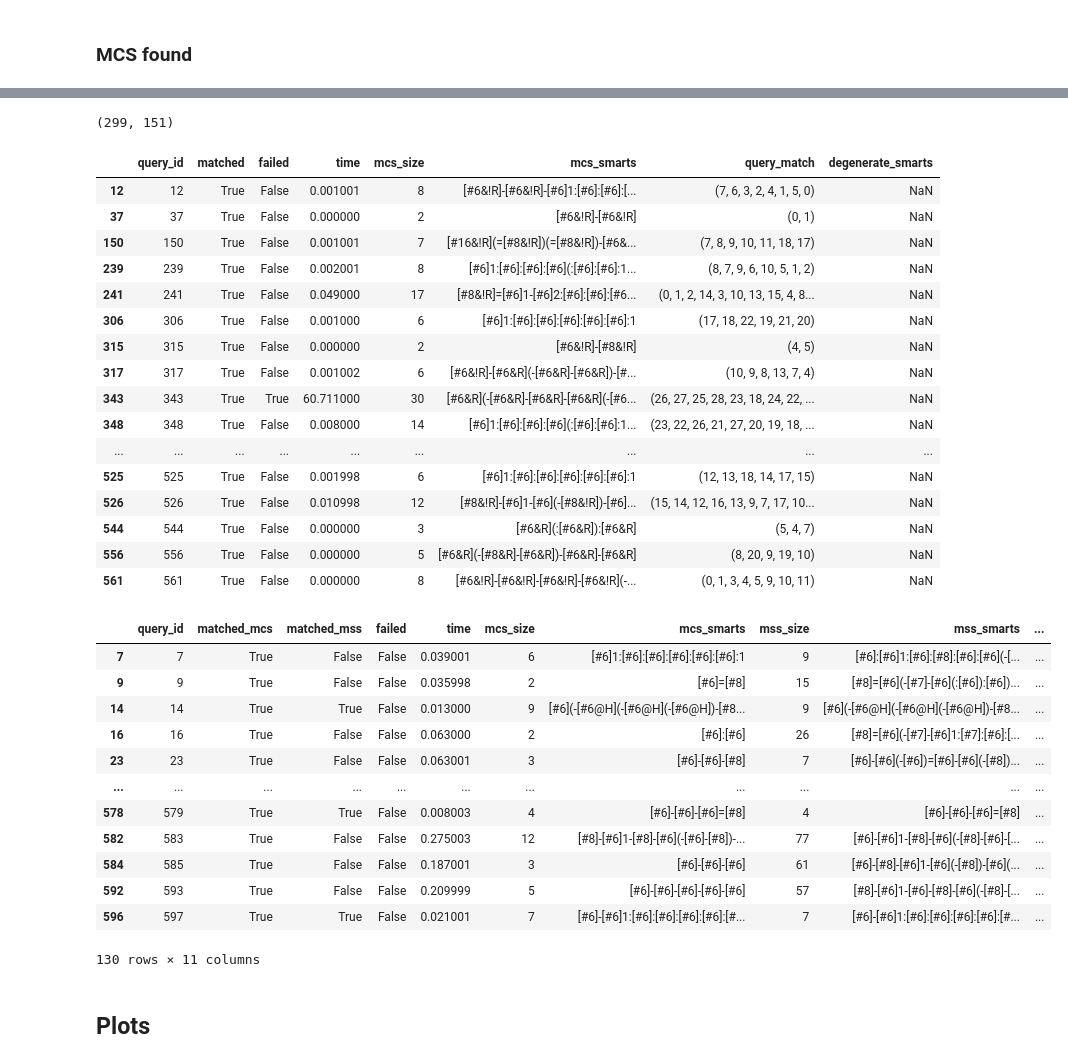
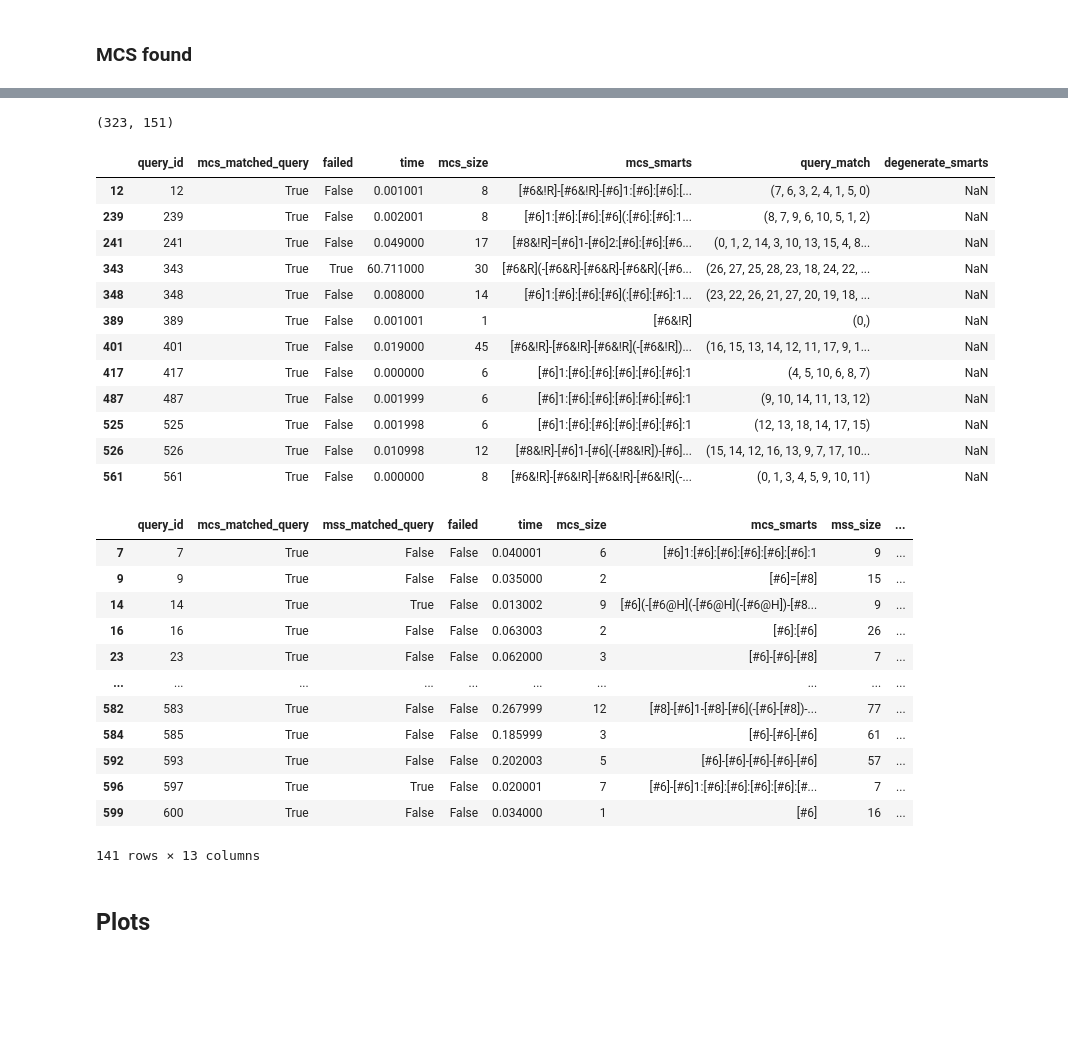
Before and after one commit to Knerten0815/master-thesis-code, a Jupyter notebook: benchmark_mcs_in_query.ipynb, the cells around one changed output, grey strips where cells are left out. Drawn from its saved outputs; the diff is of its cells as text; code cells hidden in the pictures; blank space fills up the shorter version.

```diff
--- a/benchmark_mcs_in_query.ipynb
+++ b/benchmark_mcs_in_query.ipynb
@@ -348,7 +369,7 @@ def sanitize_filename(filename):
         filename = filename.replace(char, "___")
     return filename
 # %%
-def get_query_analogues(query_id: int):
+def get_query_analogues(query_id: int, analogues_df: pd.DataFrame) -> list:
     return analogues_df[analogues_df["query_spectrum_id"] == query_id]["mol"].tolist()
 # %% [markdown]
 # FMCS
@@ -441,7 +451,7 @@ rdfmcs_params.AtomCompareParameters.RingMatchesRingOnly = True
 rdfmcs_params.Timeout = TIMEOUT
 
 fmcs_params = FMCSBenchmarkParams(params=rdfmcs_params)
-cse_fmcs_params = ChemSpaceExplorerBenchmarkParams(method_params=fmcs_params)
+cse_fmcs_params = ChemSpaceExplorerBenchmarkParams(analogues=analogues_df, method_params=fmcs_params)
 
 # Create sanitized parameter string first
 fmcs_df = chemspace_explorer_benchmark(
@@ -640,15 +650,23 @@ def find_connected_atoms_recursive(
             )
 
     return atoms
-def FindSSMMCS(mols, params: SSMMCSBenchmarkParams):
-    all_analogue_fragments, _ = get_stacked_sim_map_fragments_and_weights(
-        mols=mols,
-        fp_function=params.get_fingerprint_function,
-        similarity_threshold=params.similarity_threshold,
-        normalize_stacked_weights=params.normalize_weights,
-    )
 
-    return find_SSMMCS_and_SSMMSS(mols, all_analogue_fragments, min_num_atoms=2)
+def score_stacked_weights_against_query(query: Chem.Mol, analogues: list[Chem.Mol], stacked_weights: list[list[float]], fp_fuction: Callable, normalize_weights: bool
+                                        )-> tuple[float, list[float]]:
+    analogue_weight_differences = []
+    for i, analogue in enumerate(analogues):
+        assert (len(stacked_weights[i]) == analogue.GetNumAtoms()), f"Length of stacked_weights {i} does not match number of atoms in analogue {i}."
+
+        query_weights = SimilarityMaps.GetAtomicWeightsForFingerprint(query, analogue, fp_fuction)
+        if(normalize_weights):
+            query_weights, _ = SimilarityMaps.GetStandardizedWeights(query_weights)
+
+        atom_weight_differences = [stacked_weights[i][j] - query_weights[j] for j in range(len(stacked_weights[i]))] # calculate a list of weight differences for each atom
+        analogue_weight_differences.append(sum(atom_weight_differences) / len(atom_weight_differences)) # average of all atom weight differences
+
+    query_weight_difference = sum(analogue_weight_differences) / len(analogue_weight_differences)
+
+    return query_weight_difference, analogue_weight_differences
 # %%
 import time
 
@@ -736,7 +754,7 @@ ssmmcs_params = SSMMCSBenchmarkParams(
     fingerprint_function="morgan",
 )
 
-cse_ssmmcs_params = ChemSpaceExplorerBenchmarkParams(method_params=ssmmcs_params)
+cse_ssmmcs_params = ChemSpaceExplorerBenchmarkParams(analogues=analogues_df, method_params=ssmmcs_params)
 
 ssmmcs_df = chemspace_explorer_benchmark(
     query_mols, params=cse_ssmmcs_params, method=benchmark_ssmmcs
@@ -804,45 +894,41 @@ fmcs_df.matched.sum() / len(fmcs_df), ssmmcs_df.matched_mcs.sum() / len(ssmmcs_d
 # %%
-ssmmcs_df.matched_mcs.sum(), ssmmcs_df.matched_mss.sum()
+ssmmcs_df.mcs_matched_query.sum(), ssmmcs_df.mss_matched_query.sum()
 # %% [output]
-(299, 151)
+(323, 151)
 # %%
 # show all fmcs queries where ssmmcs failed
-fmcs_df[(fmcs_df["matched"] == True) & (ssmmcs_df["matched_mcs"] == False)]
+fmcs_df[(fmcs_df["mcs_matched_query"] == True) & (ssmmcs_df["mcs_matched_query"] == False)]
 # %% [output]
-|  | query_id | matched | failed | time | mcs_size | mcs_smarts | query_match | degenerate_smarts |
+|  | query_id | mcs_matched_query | failed | time | mcs_size | mcs_smarts | query_match | degenerate_smarts |
 | 12 | 12 | True | False | 0.001001 | 8 | [#6&!R]-[#6&!R]-[#6]1:[#6]:[#6]:[... | (7, 6, 3, 2, 4, 1, 5, 0) | NaN |
-| 37 | 37 | True | False | 0.000000 | 2 | [#6&!R]-[#6&!R] | (0, 1) | NaN |
-| 150 | 150 | True | False | 0.001001 | 7 | [#16&!R](=[#8&!R])(=[#8&!R])-[#6&... | (7, 8, 9, 10, 11, 18, 17) | NaN |
 | 239 | 239 | True | False | 0.002001 | 8 | [#6]1:[#6]:[#6]:[#6](:[#6]:[#6]:1... | (8, 7, 9, 6, 10, 5, 1, 2) | NaN |
 | 241 | 241 | True | False | 0.049000 | 17 | [#8&!R]=[#6]1-[#6]2:[#6]:[#6]:[#6... | (0, 1, 2, 14, 3, 10, 13, 15, 4, 8... | NaN |
-| 306 | 306 | True | False | 0.001000 | 6 | [#6]1:[#6]:[#6]:[#6]:[#6]:[#6]:1 | (17, 18, 22, 19, 21, 20) | NaN |
-| 315 | 315 | True | False | 0.000000 | 2 | [#6&!R]-[#8&!R] | (4, 5) | NaN |
-| 317 | 317 | True | False | 0.001002 | 6 | [#6&!R]-[#6&R](-[#6&R]-[#6&R])-[#... | (10, 9, 8, 13, 7, 4) | NaN |
 | 343 | 343 | True | True | 60.711000 | 30 | [#6&R](-[#6&R]-[#6&R]-[#6&R](-[#6... | (26, 27, 25, 28, 23, 18, 24, 22, ... | NaN |
 | 348 | 348 | True | False | 0.008000 | 14 | [#6]1:[#6]:[#6]:[#6](:[#6]:[#6]:1... | (23, 22, 26, 21, 27, 20, 19, 18, ... | NaN |
-| ... | ... | ... | ... | ... | ... | ... | ... | ... |
+| 389 | 389 | True | False | 0.001001 | 1 | [#6&!R] | (0,) | NaN |
+| 401 | 401 | True | False | 0.019000 | 45 | [#6&!R]-[#6&!R]-[#6&!R](-[#6&!R])... | (16, 15, 13, 14, 12, 11, 17, 9, 1... | NaN |
+| 417 | 417 | True | False | 0.000000 | 6 | [#6]1:[#6]:[#6]:[#6]:[#6]:[#6]:1 | (4, 5, 10, 6, 8, 7) | NaN |
+| 487 | 487 | True | False | 0.001999 | 6 | [#6]1:[#6]:[#6]:[#6]:[#6]:[#6]:1 | (9, 10, 14, 11, 13, 12) | NaN |
 | 525 | 525 | True | False | 0.001998 | 6 | [#6]1:[#6]:[#6]:[#6]:[#6]:[#6]:1 | (12, 13, 18, 14, 17, 15) | NaN |
 | 526 | 526 | True | False | 0.010998 | 12 | [#8&!R]-[#6]1-[#6](-[#8&!R])-[#6]... | (15, 14, 12, 16, 13, 9, 7, 17, 10... | NaN |
-| 544 | 544 | True | False | 0.000000 | 3 | [#6&R](:[#6&R]):[#6&R] | (5, 4, 7) | NaN |
-| 556 | 556 | True | False | 0.000000 | 5 | [#6&R](-[#8&R]-[#6&R])-[#6&R]-[#6&R] | (8, 20, 9, 19, 10) | NaN |
 | 561 | 561 | True | False | 0.000000 | 8 | [#6&!R]-[#6&!R]-[#6&!R]-[#6&!R](-... | (0, 1, 3, 4, 5, 9, 10, 11) | NaN |
 # %%
 # and vice versa
-ssmmcs_df[(ssmmcs_df["matched_mcs"] == True) & (fmcs_df["matched"] == False)]
+ssmmcs_df[(ssmmcs_df["mcs_matched_query"] == True) & (fmcs_df["mcs_matched_query"] == False)]
 # %% [output]
-|  | query_id | matched_mcs | matched_mss | failed | time | mcs_size | mcs_smarts | mss_size | mss_smarts | ... |
-| 7 | 7 | True | False | False | 0.039001 | 6 | [#6]1:[#6]:[#6]:[#6]:[#6]:[#6]:1 | 9 | [#6]:[#6]1:[#6]:[#8]:[#6]:[#6](-[... | ... |
-| 9 | 9 | True | False | False | 0.035998 | 2 | [#6]=[#8] | 15 | [#8]=[#6](-[#7]-[#6](:[#6]):[#6])... | ... |
-| 14 | 14 | True | True | False | 0.013000 | 9 | [#6](-[#6@H](-[#6@H](-[#6@H])-[#8... | 9 | [#6](-[#6@H](-[#6@H](-[#6@H])-[#8... | ... |
-| 16 | 16 | True | False | False | 0.063000 | 2 | [#6]:[#6] | 26 | [#8]=[#6](-[#7]-[#6]1:[#7]:[#6]:[... | ... |
-| 23 | 23 | True | False | False | 0.063001 | 3 | [#6]-[#6]-[#8] | 7 | [#6]-[#6](-[#6])=[#6]-[#6](-[#8])... | ... |
-| ... | ... | ... | ... | ... | ... | ... | ... | ... | ... | ... |
-| 578 | 579 | True | True | False | 0.008003 | 4 | [#6]-[#6]-[#6]=[#8] | 4 | [#6]-[#6]-[#6]=[#8] | ... |
-| 582 | 583 | True | False | False | 0.275003 | 12 | [#8]-[#6]1-[#8]-[#6](-[#6]-[#8])-... | 77 | [#6]-[#6]1-[#8]-[#6](-[#8]-[#6]-[... | ... |
-| 584 | 585 | True | False | False | 0.187001 | 3 | [#6]-[#6]-[#6] | 61 | [#6]-[#8]-[#6]1-[#6](-[#8])-[#6](... | ... |
-| 592 | 593 | True | False | False | 0.209999 | 5 | [#6]-[#6]-[#6]-[#6]-[#6] | 57 | [#8]-[#6]1-[#6]-[#8]-[#6](-[#8]-[... | ... |
-| 596 | 597 | True | True | False | 0.021001 | 7 | [#6]-[#6]1:[#6]:[#6]:[#6]:[#6]:[#... | 7 | [#6]-[#6]1:[#6]:[#6]:[#6]:[#6]:[#... | ... |
+|  | query_id | mcs_matched_query | mss_matched_query | failed | time | mcs_size | mcs_smarts | mss_size | ... |
+| 7 | 7 | True | False | False | 0.040001 | 6 | [#6]1:[#6]:[#6]:[#6]:[#6]:[#6]:1 | 9 | ... |
+| 9 | 9 | True | False | False | 0.035000 | 2 | [#6]=[#8] | 15 | ... |
+| 14 | 14 | True | True | False | 0.013002 | 9 | [#6](-[#6@H](-[#6@H](-[#6@H])-[#8... | 9 | ... |
+| 16 | 16 | True | False | False | 0.063003 | 2 | [#6]:[#6] | 26 | ... |
+| 23 | 23 | True | False | False | 0.062000 | 3 | [#6]-[#6]-[#8] | 7 | ... |
+| ... | ... | ... | ... | ... | ... | ... | ... | ... | ... |
+| 582 | 583 | True | False | False | 0.267999 | 12 | [#8]-[#6]1-[#8]-[#6](-[#6]-[#8])-... | 77 | ... |
+| 584 | 585 | True | False | False | 0.185999 | 3 | [#6]-[#6]-[#6] | 61 | ... |
+| 592 | 593 | True | False | False | 0.202003 | 5 | [#6]-[#6]-[#6]-[#6]-[#6] | 57 | ... |
+| 596 | 597 | True | True | False | 0.020001 | 7 | [#6]-[#6]1:[#6]:[#6]:[#6]:[#6]:[#... | 7 | ... |
+| 599 | 600 | True | False | False | 0.034000 | 1 | [#6] | 16 | ... |
-130 rows × 11 columns
+141 rows × 13 columns
 # %% [markdown]
 ## Plots
 # %%
```
Also changed, not shown: parts of 22 cells of this notebook.
